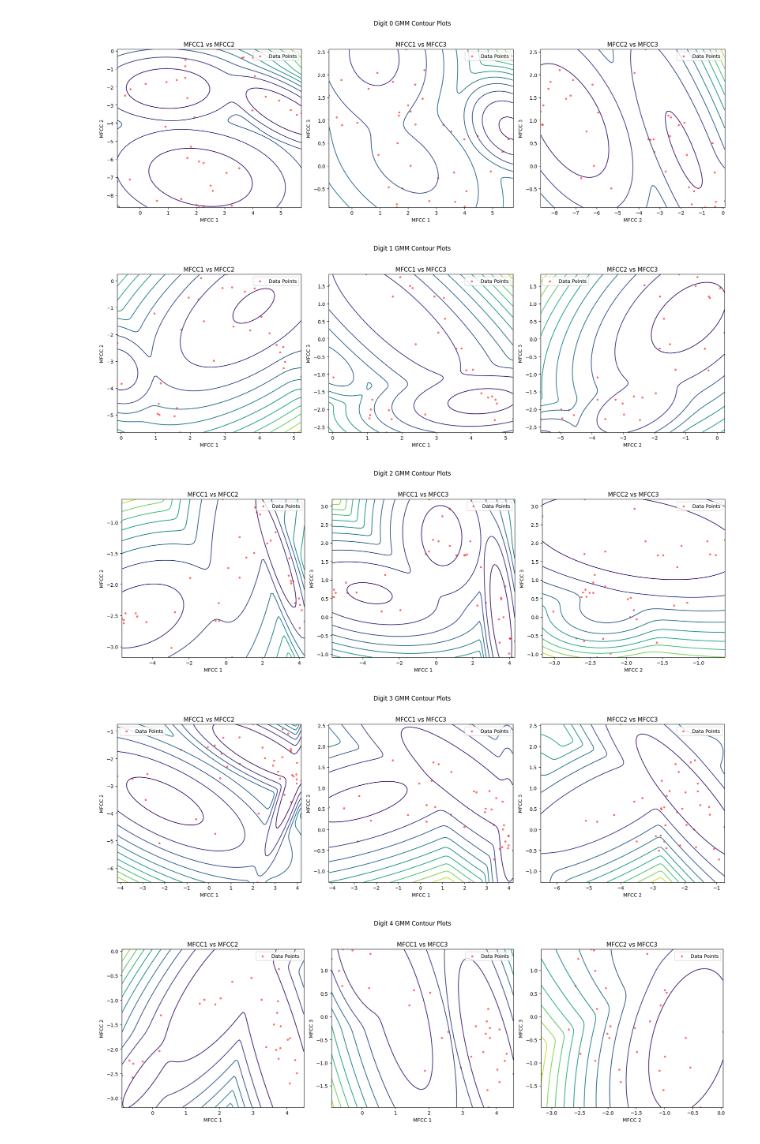
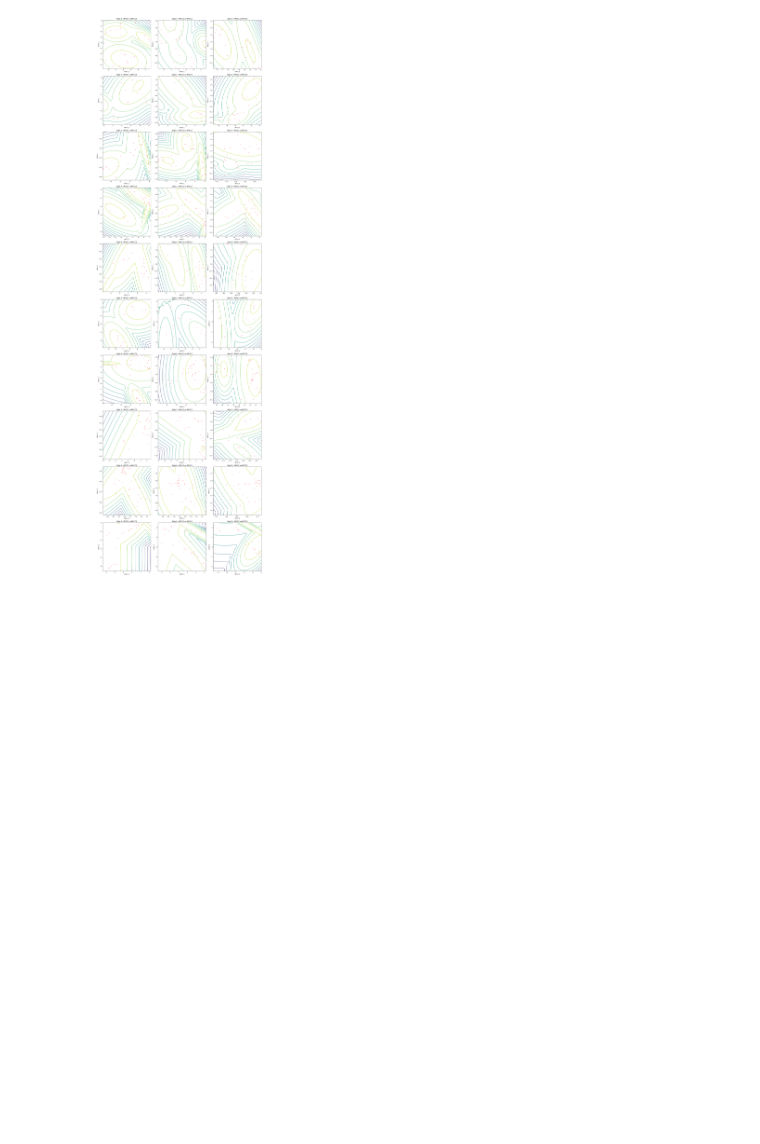
Before and after one commit to rngtang/ece480, a Jupyter notebook: project/checkpoint2.ipynb, the cells around one changed output. Drawn from its saved outputs; the diff is of its cells as text; code cells hidden in the pictures; blank space fills up the shorter version.

```diff
--- a/project/checkpoint2.ipynb
+++ b/project/checkpoint2.ipynb
@@ -86,6 +86,47 @@ def plot_gmm_for_each_digit(mfcc_blocks, digit_start_indices, num_digits=10):
 
         plt.tight_layout(rect=[0, 0, 1, 0.96])
         plt.show()
+# %%
+def plot_gmm_for_all_digits(mfcc_blocks, digit_start_indices, num_digits=10):
+    # Create a grid with num_digits rows and 3 columns
+    fig, axes = plt.subplots(nrows=num_digits, ncols=3, figsize=(18, 6 * num_digits))
+    axes = axes.reshape(num_digits, 3)  # Ensure proper indexing for rows and columns
+
+    for i in range(num_digits):
+        # Extract data for the current digit
+        block = np.array(mfcc_blocks[digit_start_indices[i]])
+        data = block[:, :3]  # Select the first three MFCCs for each frame
+
+        # Fit the GMM model
+        gmm = fit_gmm(data, n_components=3)
+
+        # Plot for each pair of MFCC dimensions
+        for j, (dim1, dim2, fixed_dim) in enumerate([(0, 1, 2), (0, 2, 1), (1, 2, 0)]):
+            ax = axes[i, j]  # Get the correct subplot
+            x = np.linspace(np.min(data[:, dim1]), np.max(data[:, dim1]), 100)
+            y = np.linspace(np.min(data[:, dim2]), np.max(data[:, dim2]), 100)
+            X, Y = np.meshgrid(x, y)
+
+            # Fix the third dimension
+            fixed_value = np.mean(data[:, fixed_dim])
+            XX = np.zeros((X.ravel().shape[0], 3))
+            XX[:, dim1] = X.ravel()
+            XX[:, dim2] = Y.ravel()
+            XX[:, fixed_dim] = fixed_value
+
+            Z = gmm.score_samples(XX)
+            Z = Z.reshape(X.shape)
+
+            # Plot the contours and scatter points
+            ax.contour(X, Y, Z, levels=10, cmap="viridis")
+            ax.scatter(data[:, dim1], data[:, dim2], s=10, color='red', alpha=0.5)
+            ax.set_title(f'Digit {i} - MFCC{dim1 + 1} vs MFCC{dim2 + 1}')
+            ax.set_xlabel(f'MFCC {dim1 + 1}')
+            ax.set_ylabel(f'MFCC {dim2 + 1}')
+
+    # Adjust layout to prevent overlapping
+    plt.tight_layout()
+    plt.show()
 # %%
 # Reads the data
 file_path = './data/Train_Arabic_Digit.txt'
@@ -93,12 +134,9 @@ mfcc_blocks = read_mfcc_data(file_path)
 # %%
 # Start indices for each of the digits
 digit_start_indices = [0, 661, 1321, 1981, 2641, 3301, 3961, 4621, 5281, 5941]
 
 # Make the plots
-plot_gmm_for_each_digit(mfcc_blocks=mfcc_blocks, digit_start_indices=digit_start_indices, num_digits=10)
+# plot_gmm_for_each_digit(mfcc_blocks=mfcc_blocks, digit_start_indices=digit_start_indices, num_digits=10)
+plot_gmm_for_all_digits(mfcc_blocks=mfcc_blocks, digit_start_indices=digit_start_indices, num_digits=10)
 # %% [output]
-[figure, old version]
+[figure, new version]
-[figure, removed]
-[figure, removed]
-[figure, removed]
-[figure, removed]
```
Also changed, not shown: parts of 1 cell of this notebook, 3 other files.
